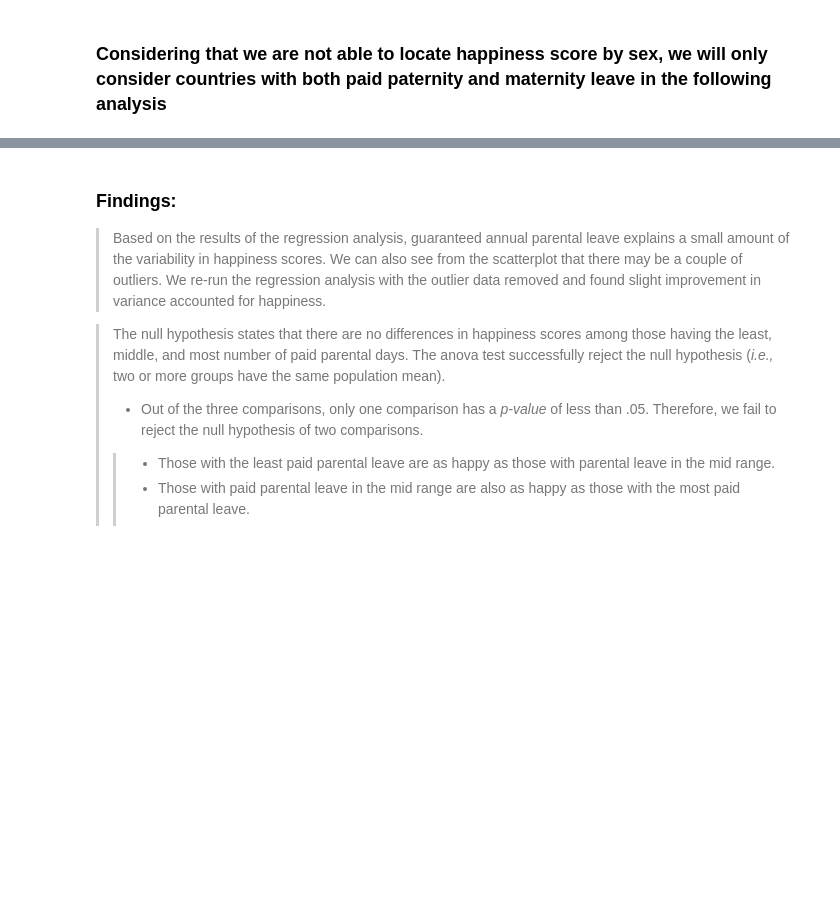
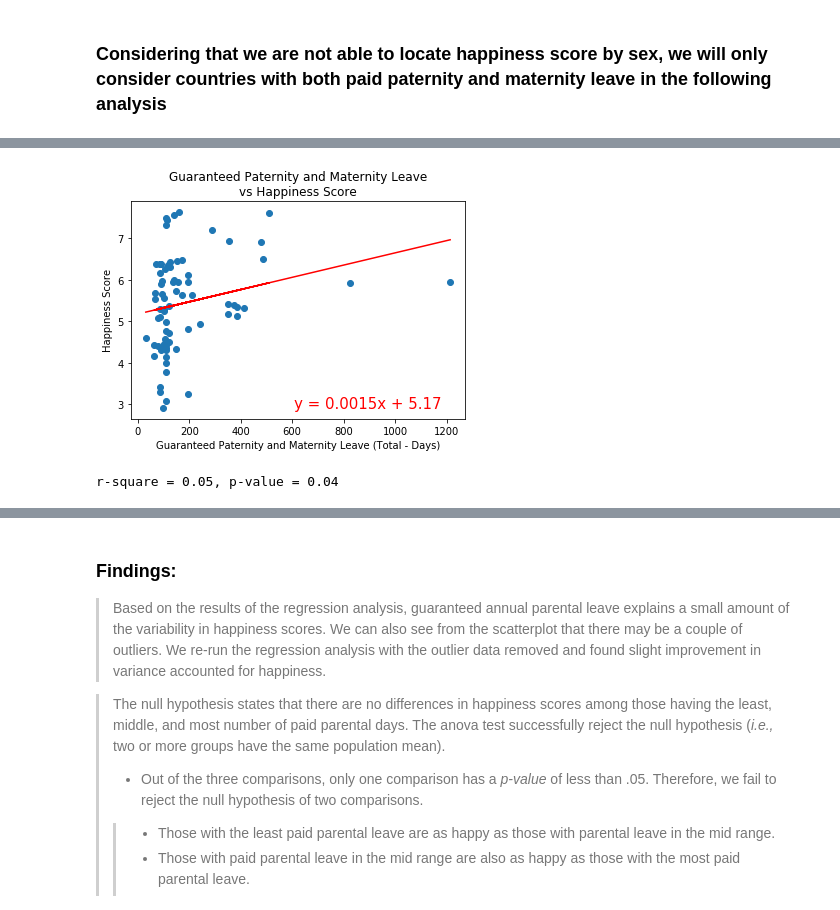
Before and after one commit to jakeportra/Project_1_World_Happiness, a Jupyter notebook: world_happiness.ipynb, the cells around one changed output, grey strips where cells are left out. Drawn from its saved outputs; the diff is of its cells as text; code cells hidden in the pictures; blank space fills up the shorter version.

Commit message:
Added more titles to regression analyses

```diff
--- a/world_happiness.ipynb
+++ b/world_happiness.ipynb
@@ -963,17 +933,22 @@ df.sort_values(['Total Paid Paternity Leave','Total Paid Maternity Leave in Days
 # %%
 # running regression
 df['Total Paternity and Maternity Leave'] = df['Total Paid Paternity Leave'] + df ['Total Paid Maternity Leave in Days']
 x_values = df['Total Paternity and Maternity Leave']
 y_values = df['Score']
 (slope, intercept, rvalue, pvalue, stderr) = linregress(x_values, y_values)
 regress_values = x_values * slope + intercept
 line_eq = "y = " + str(round(slope,4)) + "x + " + str(round(intercept,2))
 plt.scatter(x_values,y_values)
 plt.plot(x_values,regress_values,"r-")
 plt.annotate(line_eq,((x_values.max()/2),df['Score'].min()),
              fontsize=15,color="red")
+plt.title("Guaranteed Paternity and Maternity Leave\n"
+          "vs Happiness Score")
 plt.xlabel("Guaranteed Paternity and Maternity Leave (Total - Days)")
 plt.ylabel("Happiness Score")
 plt.show()
 
 print(f"r-square = {round(rvalue**2,2)}, p-value = {round(pvalue,2)}")
+# %% [output]
+[figure, added]
+r-square = 0.05, p-value = 0.04
```
Also changed, not shown: parts of 10 cells of this notebook.
